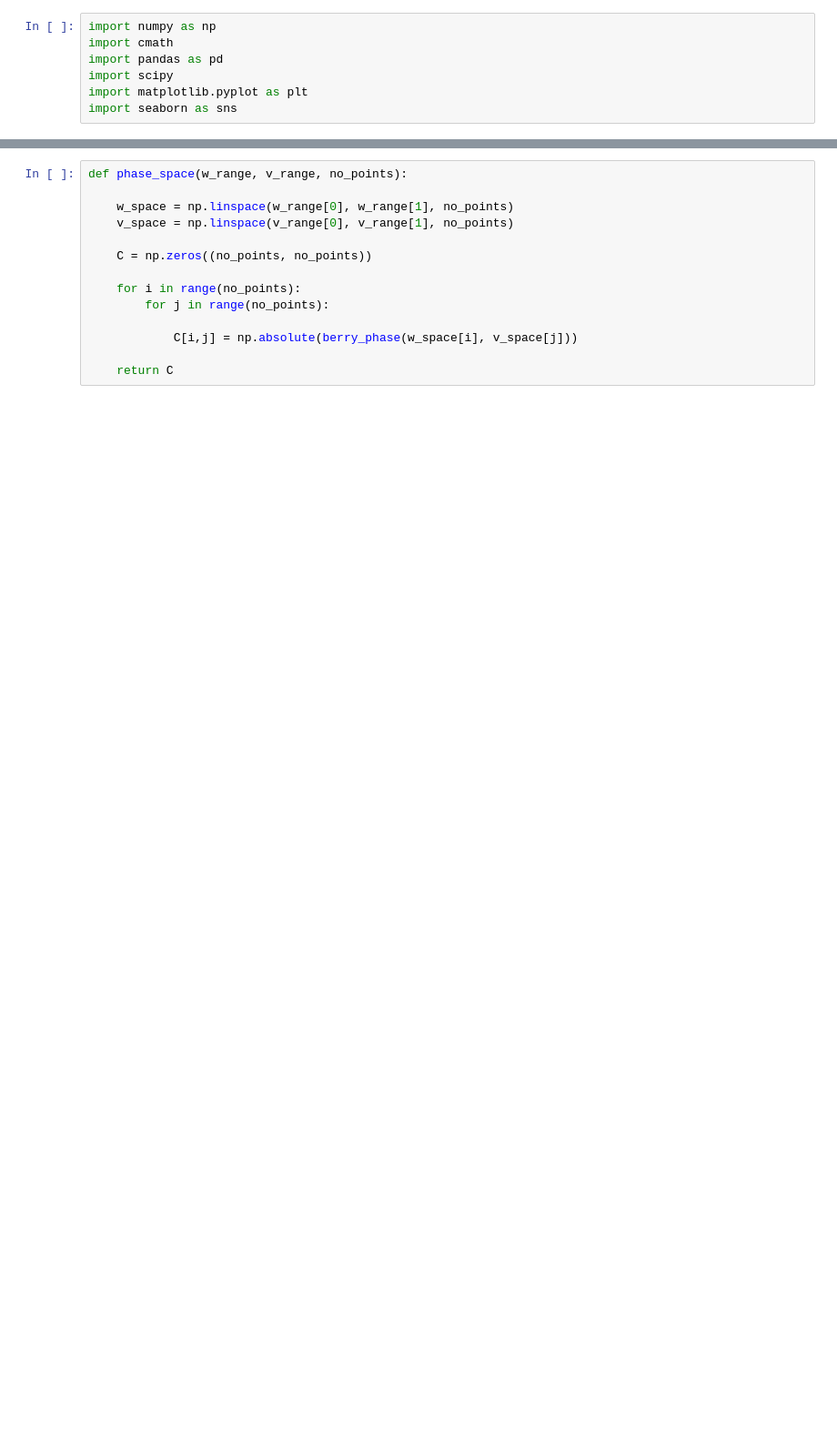
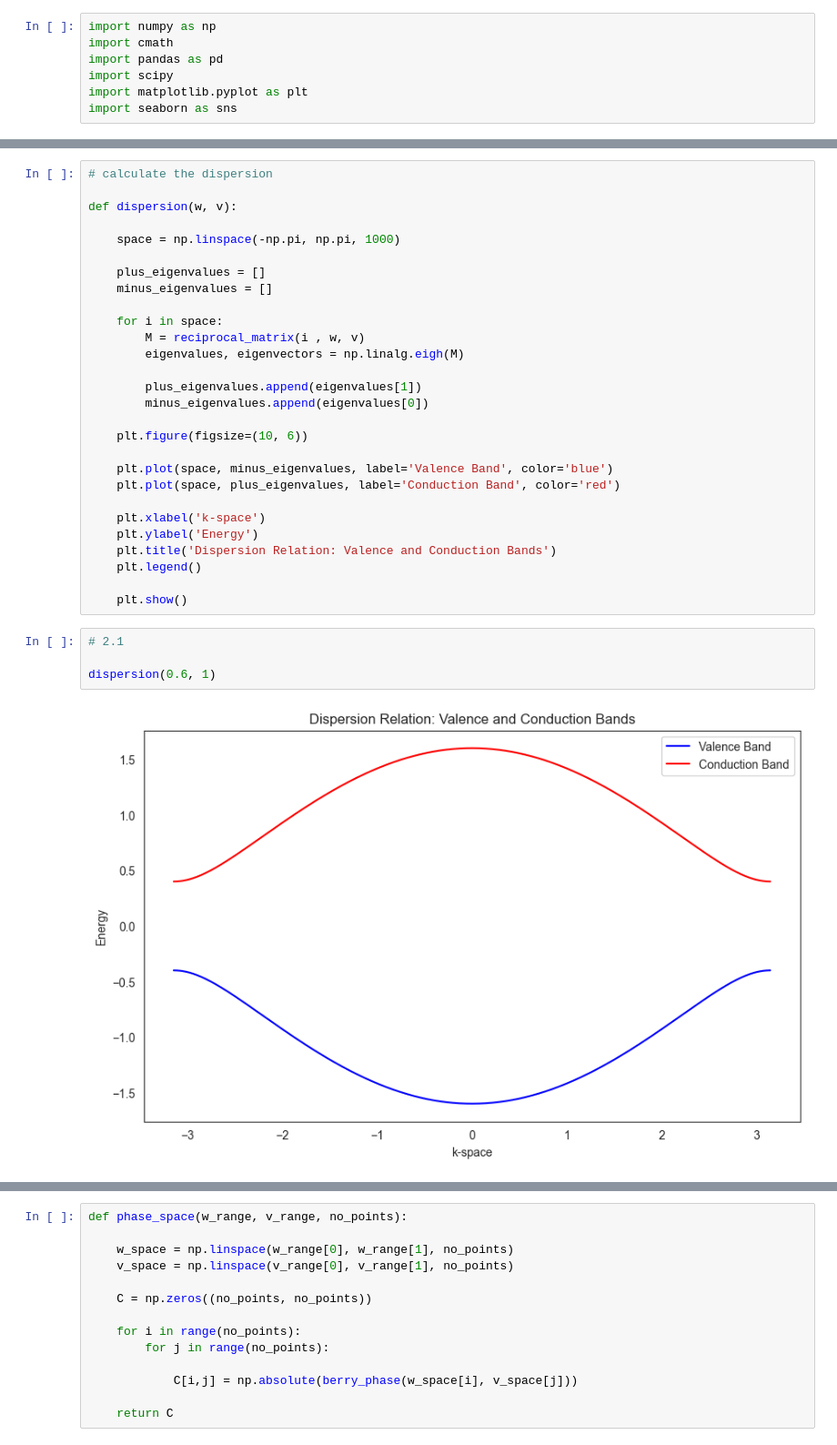
Before and after one commit to pmbraga/topological_materials, a Jupyter notebook: section_two.ipynb, the cells around one changed output, grey strips where cells are left out. Shown at 91% size. Saved outputs shown, nothing was run; the diff lists cells and outputs as text; blank space fills up the shorter version.

Commit message:
changed layour for easier reading, inclusion of dispersion relation function

```diff
--- a/section_two.ipynb
+++ b/section_two.ipynb
@@ -21 +27,35 @@ def reciprocal_matrix(k, w, v):
+# %%
+# calculate the dispersion
+
+def dispersion(w, v):
+
+    space = np.linspace(-np.pi, np.pi, 1000)
+
+    plus_eigenvalues = []
+    minus_eigenvalues = []
+
+    for i in space:
+        M = reciprocal_matrix(i , w, v)
+        eigenvalues, eigenvectors = np.linalg.eigh(M)
+
+        plus_eigenvalues.append(eigenvalues[1])
+        minus_eigenvalues.append(eigenvalues[0])
+
+    plt.figure(figsize=(10, 6))
+
+    plt.plot(space, minus_eigenvalues, label='Valence Band', color='blue')
+    plt.plot(space, plus_eigenvalues, label='Conduction Band', color='red')
+
+    plt.xlabel('k-space')
+    plt.ylabel('Energy')
+    plt.title('Dispersion Relation: Valence and Conduction Bands')
+    plt.legend()
+
+    plt.show()
+# %%
+# 2.1
+
+dispersion(0.6, 1)
+# %% [output]
+[figure, added]
 # %%
```
Also changed, not shown: parts of 3 cells of this notebook.
